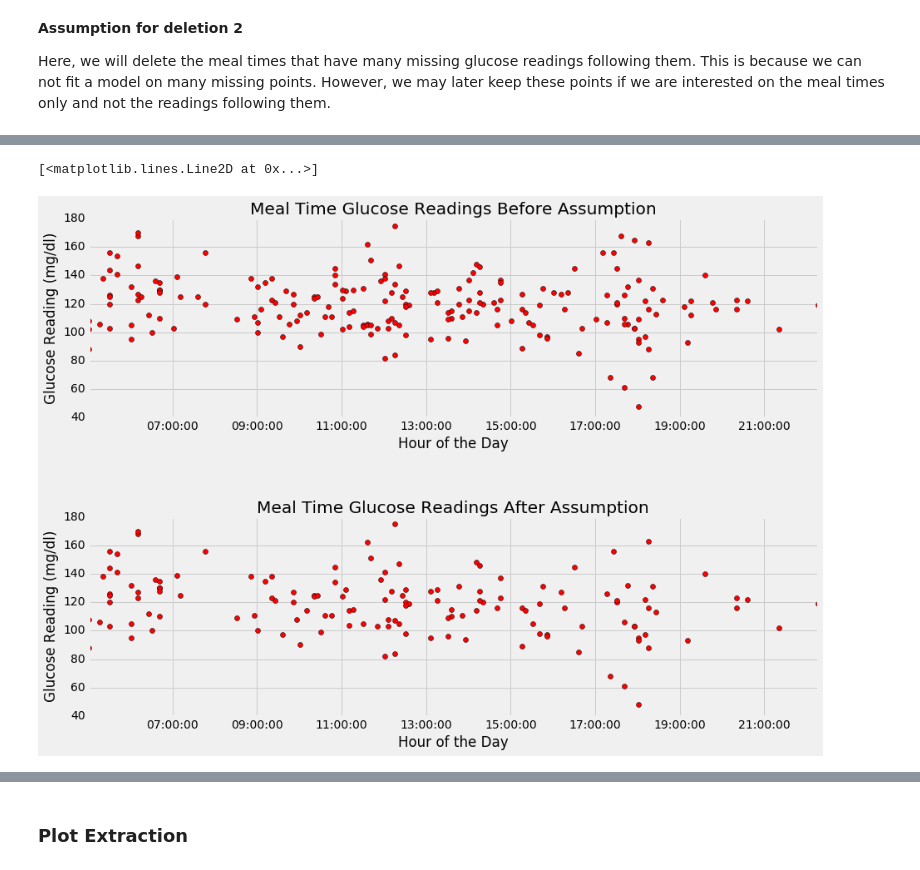
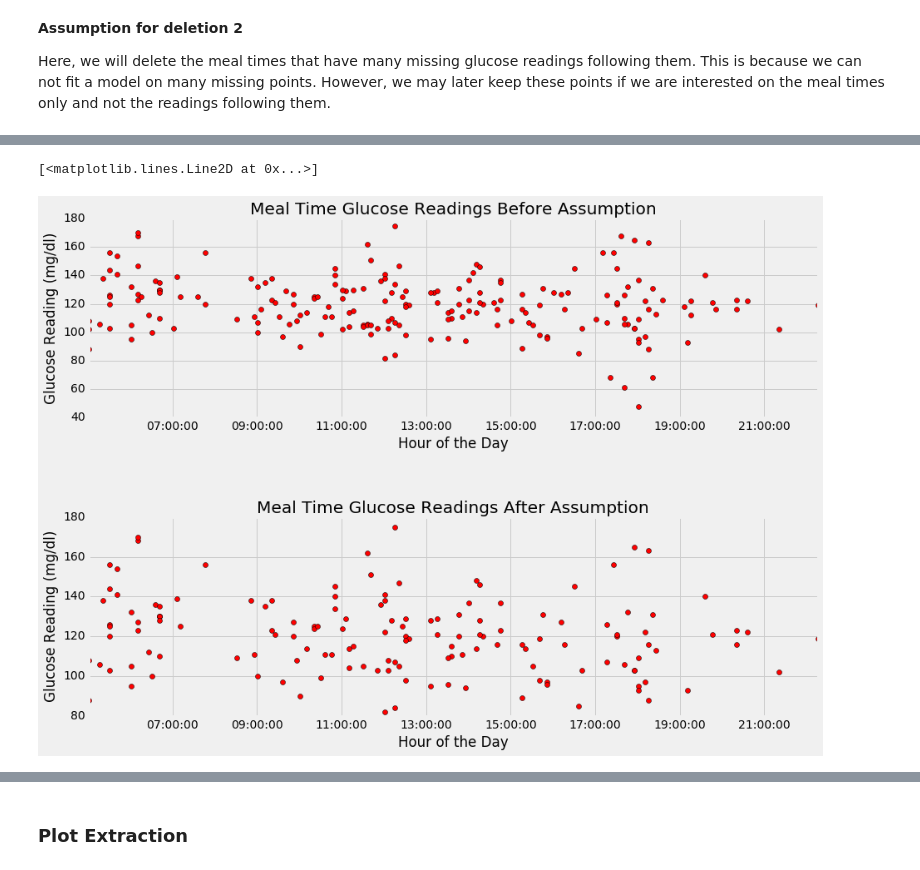
Before and after one commit to SalChem/Diabetic-Project, a Jupyter notebook: Smoothing and Filtering.ipynb, the cells around one changed output, grey strips where cells are left out. Saved outputs shown, nothing was run; the diff lists cells and outputs as text; code cells hidden in the pictures.

```diff
--- a/Smoothing and Filtering.ipynb
+++ b/Smoothing and Filtering.ipynb
@@ -342,7 +342,7 @@ df_P1_Cleaned = copy.deepcopy(df_P14)
 
 incr = 5 #5 minutes increment - Do not change this as data is recorded every 5 mins
 assumption1_ws = 45 #This reprensents the minutes food may take to be reflected on the blood glucose
-pre_recording_mins = 15#This value represents the minutes that may have elapsed before patient has recorded the reading
+pre_recording_mins = 20#This value represents the minutes that may have elapsed before patient has recorded the reading
 
 window = [i for i in np.arange(incr, assumption1_ws+incr, incr)]
 full_window = [i for i in np.arange(-(pre_recording_mins), assumption1_ws+incr, incr)]
@@ -377,7 +377,7 @@ for x, item in enumerate(df_P14['CHO (g)']):
             c += datetime.timedelta(minutes=incr)
             compare_reading = df_P1.loc[df_P1['Date'] == c]['mg/dL']
 
-            if (compare_reading.values[0] - current_reading.values[0] >15):
+            if (compare_reading.values[0] - current_reading.values[0] >15):#The 15 here represents 15mg/dL increase
                 #print "We should keep this reading"
                 keep = 1
                 break
@@ -437,16 +437,24 @@ window_size = 17 #This represents that size window based on increments of 5. I.e
 del_points_df2 = pd.DataFrame()
 points_to_del2 = []
 
-for x in range(df_P1_New['CHO (g)'].size):
-    a = df_P1_New['Date'][x]
+df_P1_w_all_deletion = copy.deepcopy(df_P1_New)
+
+for x in range(df_P1_w_all_deletion['CHO (g)'].size):
+    a = df_P1_w_all_deletion['Date'][x]
     b = a
     count = 0
     for j in range(window_size):
         b += datetime.timedelta(minutes=incr)
         reading = df_P1.loc[df_P1['Date'] == b]['mg/dL']
+        try:
+            reading.values[0]
+        except IndexError:
+            #print "Index out of range"
+            count +=1
+            continue
         if (math.isnan(reading.values[0])):
             count +=1
-    if (count > (window_size/2)):
+    if (count > (window_size/3)):
         print "The meal time at", a, "has", count,"missing readings within its {}".format((window_size*5)+5),"minutes."
         #print ("This meal point should definitely be deleted", a)
         #Put this into an dataframe to plot with different color
@@ -454,11 +462,9 @@ for x in range(df_P1_New['CHO (g)'].size):
         #Also remove this from dataset
         points_to_del2.extend([x])
 
-df_P1_New.drop(df_P1_New.index[points_to_del2],axis=0,inplace=True)
+df_P1_w_all_deletion.drop(df_P1_w_all_deletion.index[points_to_del2],axis=0,inplace=True)
 #print "\nThe rows to be kept are:\n", rows_to_keep
-df_P1_New = df_P1_New.sort(['Date'])
-df_P1_New = df_P1_New.reset_index(drop=True)
-
-df_P1_w_all_deletion = copy.deepcopy(df_P1_New)
+df_P1_w_all_deletion = df_P1_w_all_deletion.sort(['Date'])
+df_P1_w_all_deletion = df_P1_w_all_deletion.reset_index(drop=True)
 # %% [output]
 The meal time at 2008-08-07 15:26:00 has 10 missing readings within its 90 minutes.
@@ -500,38 +519,40 @@ show(plot)
 # %%
 import matplotlib.dates as md
 
+df_P1_all_clean_1day = copy.deepcopy(df_P1_w_all_deletion)
+
 d = datetime.datetime.today()
-for i in range(len(df_P1_New)):
+for i in range(len(df_P1_all_clean_1day)):
     #dt = df6.Date[i].replace(year=2009, month=5, day=25)
-    dt = df_P1_New.Date[i].replace(year=d.year, month=d.month, day=d.day)
-    df_P1_New.Date[i] = dt
+    dt = df_P1_all_clean_1day.Date[i].replace(year=d.year, month=d.month, day=d.day)
+    df_P1_all_clean_1day.Date[i] = dt
 
 #Both lines below do same can copy contect to new dataframe, but do not use df_all_readings = pd.DataFrame(df_P14) as df_P14 will be modified if other is
 #df_all_readings = pd.DataFrame(df_P14).convert_objects(convert_numeric=True)
 df_all_readings = copy.deepcopy(df_P14)
 
 d = datetime.datetime.today()
 for i in range(len(df_all_readings)):
     #dt = df6.Date[i].replace(year=2009, month=5, day=25)
     dt = df_all_readings.Date[i].replace(year=d.year, month=d.month, day=d.day)
     df_all_readings.Date[i] = dt
 
 fig = plt.figure(figsize= (14,10))
 plt.subplots_adjust(hspace=0.5)
 sub1 = fig.add_subplot(211)
 sub1.set_xlabel('Hour of the Day')
 sub1.set_ylabel('Glucose Reading (mg/dl)')
 sub1.set_title('Meal Time Glucose Readings Before Assumption')
 plt.plot_date(df_all_readings.Date, df_all_readings['mg/dL'], 'ro', label="Meal Times")
 
 sub2 = fig.add_subplot(212)
 sub2.set_xlabel('Hour of the Day')
 sub2.set_ylabel('Glucose Reading (mg/dl)')
 sub2.set_title('Meal Time Glucose Readings After Assumption')
-plt.plot_date(df_P1_New.Date, df_P1_New['mg/dL'], 'ro', label="Meal Times")
+plt.plot_date(df_P1_all_clean_1day.Date, df_P1_all_clean_1day['mg/dL'], 'ro', label="Meal Times")
 # %% [output]
 [<matplotlib.lines.Line2D at 0x...>]
-[figure, old version]
+[figure, new version]
 # %%
 fig = plt.figure(figsize= (14,10))
 plt.subplots_adjust(hspace=0.5)
```
Also changed, not shown: parts of 9 cells of this notebook.
